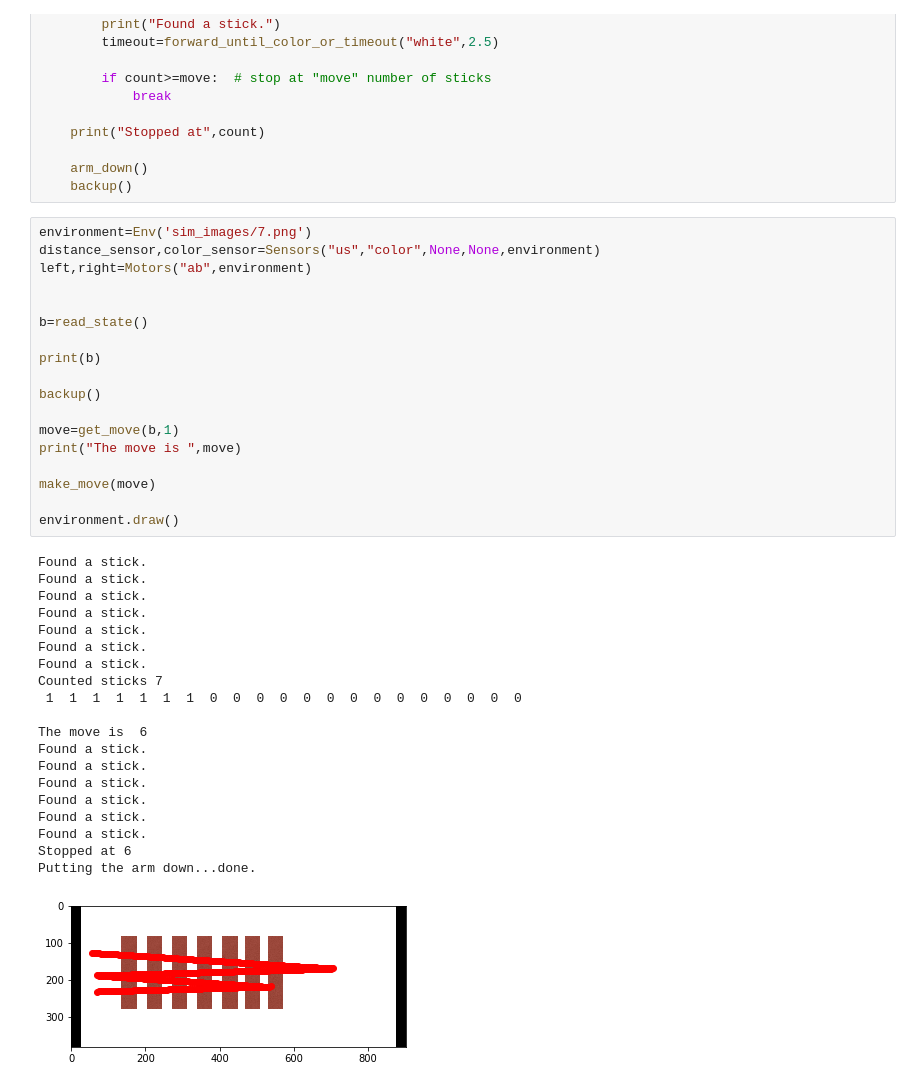
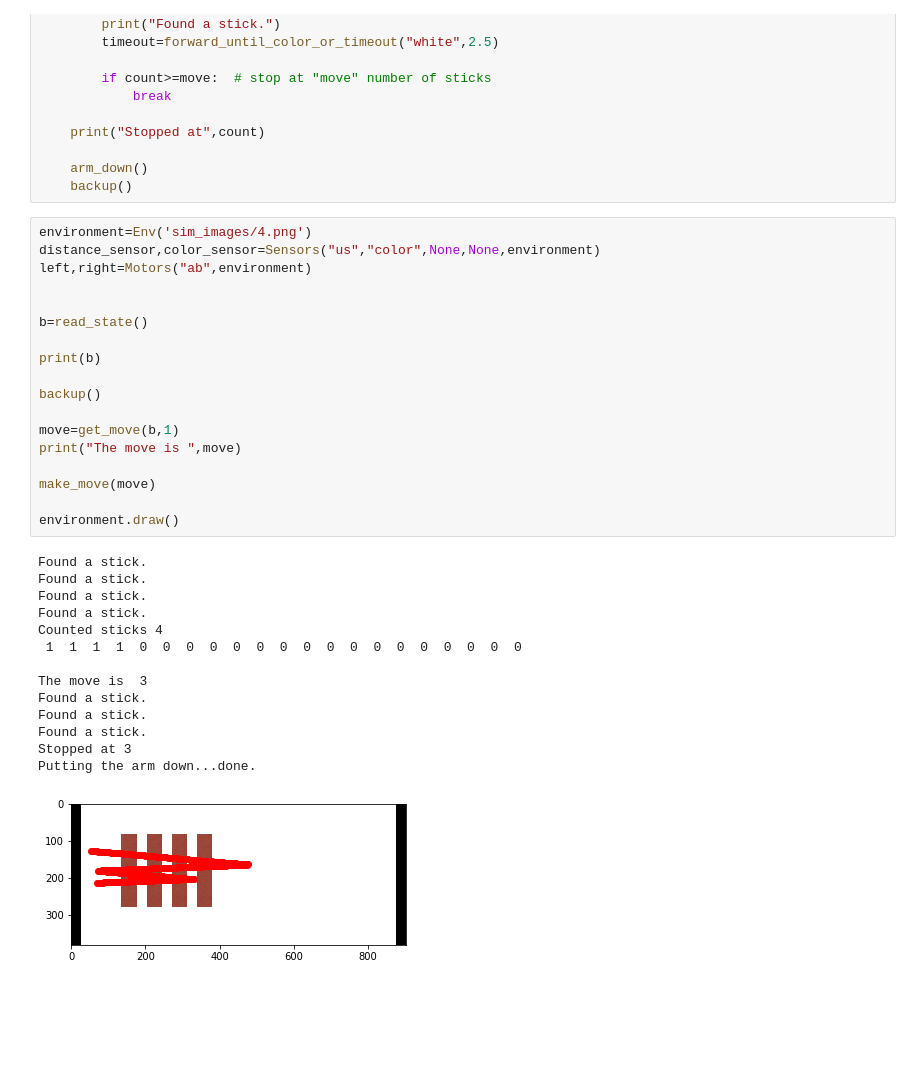
Before and after one commit to bblais/AI-and-Robotics-Fall-2019-Class-Notebooks, a Jupyter notebook: 2019-11-04 - Read State Make Move Nim.ipynb, the cells around one changed output. Saved outputs shown, nothing was run; the diff lists cells and outputs as text; blank space fills up the shorter version.

Commit message:
image slice examples

```diff
--- a/2019-11-04 - Read State Make Move Nim.ipynb
+++ b/2019-11-04 - Read State Make Move Nim.ipynb
@@ -361,41 +363,35 @@ def make_move(move):
     arm_down()
     backup()
 # %%
-environment=Env('sim_images/7.png')
+environment=Env('sim_images/4.png')
 distance_sensor,color_sensor=Sensors("us","color",None,None,environment)
 left,right=Motors("ab",environment)
 
 
 b=read_state()
 
 print(b)
 
 backup()
 
 move=get_move(b,1)
 print("The move is ",move)
 
 make_move(move)
 
 environment.draw()
 # %% [output]
 Found a stick.
 Found a stick.
 Found a stick.
 Found a stick.
+Counted sticks 4
+ 1  1  1  1  0  0  0  0  0  0  0  0  0  0  0  0  0  0  0  0  0
+
+The move is  3
 Found a stick.
 Found a stick.
 Found a stick.
-Counted sticks 7
- 1  1  1  1  1  1  1  0  0  0  0  0  0  0  0  0  0  0  0  0  0
-
-The move is  6
-Found a stick.
-Found a stick.
-Found a stick.
-Found a stick.
-Found a stick.
-Found a stick.
-Stopped at 6
+Stopped at 3
 Putting the arm down...done.
-[figure, old version]
+[figure, new version]
```
Also changed, not shown: parts of 2 cells of this notebook, 6 other files.
